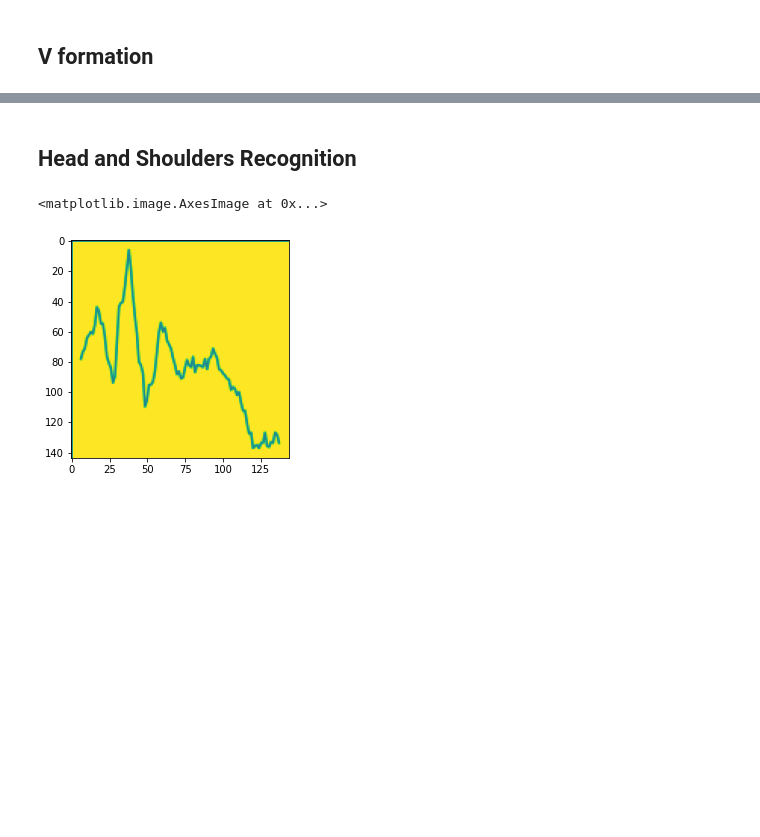
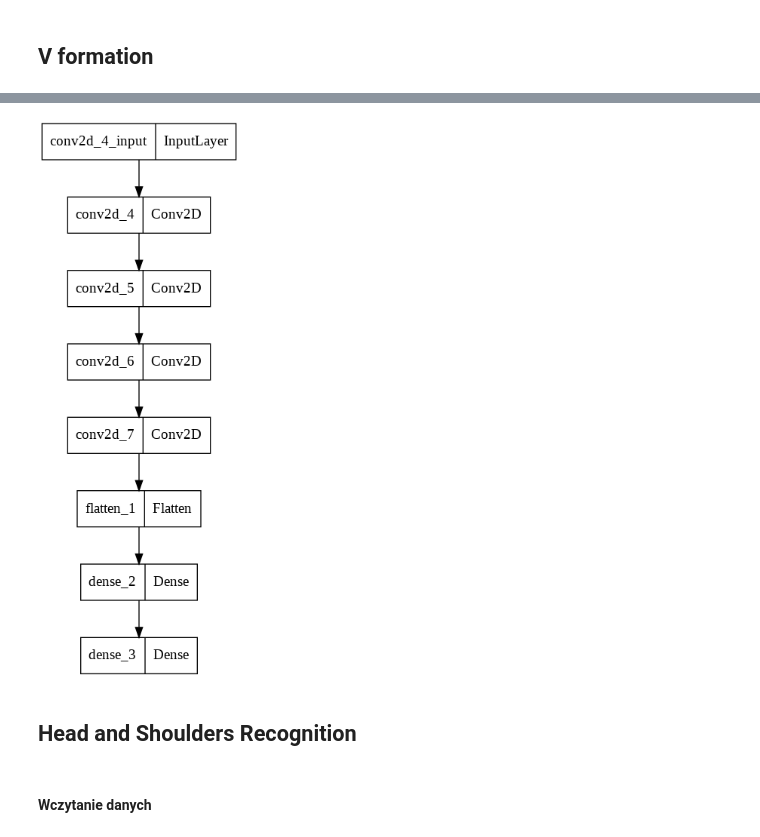
Before and after one commit to BCzyzewski/MastersThesis, a Jupyter notebook: CNN_version.ipynb, the cells around one changed output, grey strips where cells are left out. Cells and saved outputs as stored; diff of their text form; code cells hidden in the pictures; blank space fills up the shorter version.

```diff
--- a/CNN_version.ipynb
+++ b/CNN_version.ipynb
@@ -66,13 +140,23 @@ accuracy_score(pred > 0.5, y_test)
+# %%
+tf.keras.utils.plot_model(
+    model,
+    to_file="model.png",
+    show_shapes=False,
+    show_dtype=False,
+    show_layer_names=True,
+    rankdir="TB",
+    expand_nested=False,
+    dpi=96,
+)
+# %% [output]
+[figure, added]
 # %% [markdown]
 ## Head and Shoulders Recognition
+# %% [markdown]
+#### Wczytanie danych
 # %%
 random = pd.read_csv('default.csv', index_col=0)
 # %%
 hs_data = pd.read_csv('head_shoulders.csv', index_col=0)
-# %%
-plt.imshow(hs_data.iloc[1,:-1].values.reshape(144, 144))
-# %% [output]
-<matplotlib.image.AxesImage at 0x...>
-[figure, removed]
 # %%
 together = pd.concat([hs_data, random], axis = 0)
```
Also changed, not shown: parts of 25 cells of this notebook.
